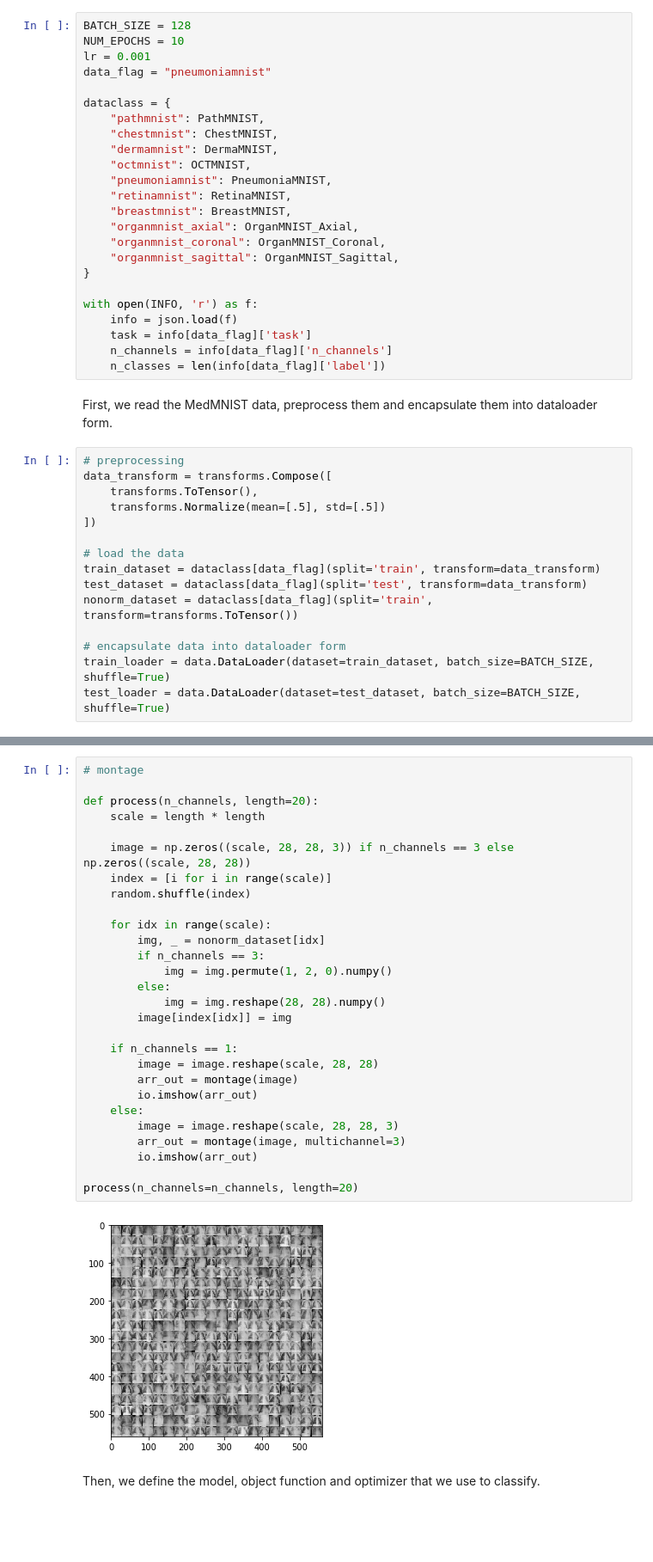
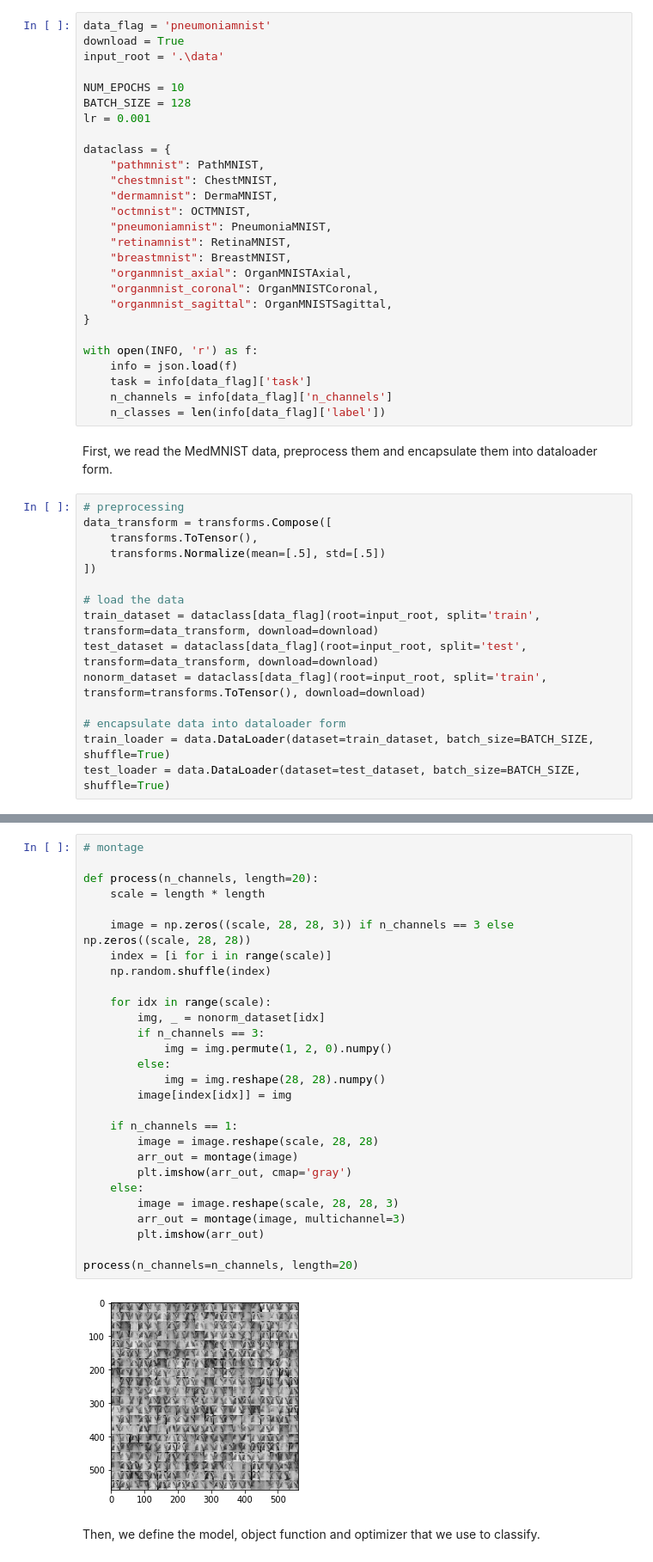
Before and after one commit to MedMNIST/MedMNIST, a Jupyter notebook: getting_start.ipynb, the cells around one changed output, grey strips where cells are left out. Shown at 86% size. Cells and saved outputs as stored; diff of their text form; blank space fills up the shorter version.

```diff
--- a/getting_start.ipynb
+++ b/getting_start.ipynb
@@ -17,8 +18,11 @@ import torchvision.transforms as transforms
 # %%
+data_flag = 'pneumoniamnist'
+download = True
+input_root = '.\data'
+
+NUM_EPOCHS = 10
 BATCH_SIZE = 128
-NUM_EPOCHS = 10
 lr = 0.001
-data_flag = "pneumoniamnist"
 
 dataclass = {
     "pathmnist": PathMNIST,
@@ -28,9 +32,9 @@ dataclass = {
     "pneumoniamnist": PneumoniaMNIST,
     "retinamnist": RetinaMNIST,
     "breastmnist": BreastMNIST,
-    "organmnist_axial": OrganMNIST_Axial,
-    "organmnist_coronal": OrganMNIST_Coronal,
-    "organmnist_sagittal": OrganMNIST_Sagittal,
+    "organmnist_axial": OrganMNISTAxial,
+    "organmnist_coronal": OrganMNISTCoronal,
+    "organmnist_sagittal": OrganMNISTSagittal,
 }
 
 with open(INFO, 'r') as f:
@@ -48,9 +52,9 @@ data_transform = transforms.Compose([
 ])
 
 # load the data
-train_dataset = dataclass[data_flag](split='train', transform=data_transform)
-test_dataset = dataclass[data_flag](split='test', transform=data_transform)
-nonorm_dataset = dataclass[data_flag](split='train', transform=transforms.ToTensor())
+train_dataset = dataclass[data_flag](root=input_root, split='train', transform=data_transform, download=download)
+test_dataset = dataclass[data_flag](root=input_root, split='test', transform=data_transform, download=download)
+nonorm_dataset = dataclass[data_flag](root=input_root, split='train', transform=transforms.ToTensor(), download=download)
 
 # encapsulate data into dataloader form
 train_loader = data.DataLoader(dataset=train_dataset, batch_size=BATCH_SIZE, shuffle=True)
@@ -70,33 +78,33 @@ else:
 # %%
 # montage
 
 def process(n_channels, length=20):
     scale = length * length
 
     image = np.zeros((scale, 28, 28, 3)) if n_channels == 3 else np.zeros((scale, 28, 28))
     index = [i for i in range(scale)]
-    random.shuffle(index)
+    np.random.shuffle(index)
 
     for idx in range(scale):
         img, _ = nonorm_dataset[idx]
         if n_channels == 3:
             img = img.permute(1, 2, 0).numpy()
         else:
             img = img.reshape(28, 28).numpy()
         image[index[idx]] = img
 
     if n_channels == 1:
         image = image.reshape(scale, 28, 28)
         arr_out = montage(image)
-        io.imshow(arr_out)
+        plt.imshow(arr_out, cmap='gray')
     else:
         image = image.reshape(scale, 28, 28, 3)
         arr_out = montage(image, multichannel=3)
-        io.imshow(arr_out)
+        plt.imshow(arr_out)
 
 process(n_channels=n_channels, length=20)
 # %% [output]
-[figure, old version]
+[figure, new version]
 # %% [markdown]
 Then, we define the model, object function and optimizer that we use to classify.
 # %%
```
Also changed, not shown: parts of 4 cells of this notebook.
